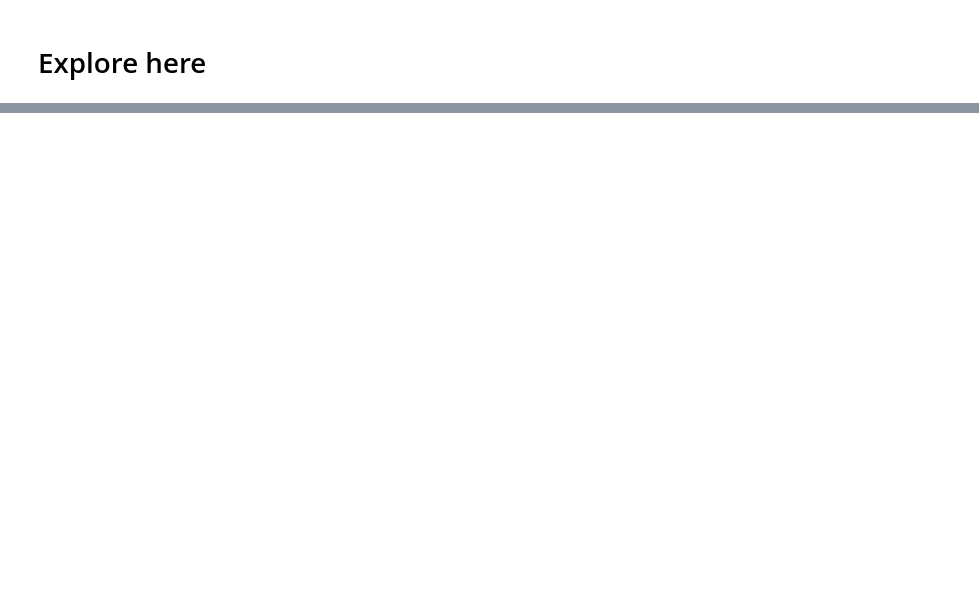
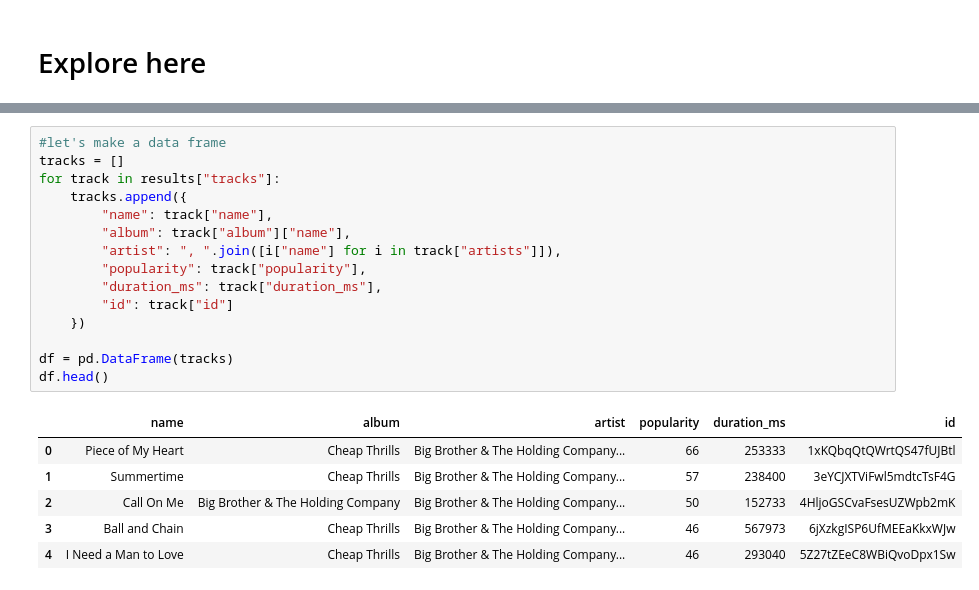
Before and after one commit to 4GeeksAcademy/iagorivadulla-interacting-with-api-python-project-tutorial, a Jupyter notebook: src/explore.ipynb, the cells around one changed output, grey strips where cells are left out. Drawn from its saved outputs; the diff is of its cells as text; blank space fills up the shorter version.

```diff
--- a/src/explore.ipynb
+++ b/src/explore.ipynb
@@ -35,0 +49,22 @@ SpotifyOauthError: error: invalid_client, error_description: Invalid client
+# %%
+#let's make a data frame
+tracks = []
+for track in results["tracks"]:
+    tracks.append({
+        "name": track["name"],
+        "album": track["album"]["name"],
+        "artist": ", ".join([i["name"] for i in track["artists"]]),
+        "popularity": track["popularity"],
+        "duration_ms": track["duration_ms"],
+        "id": track["id"]
+    })
+
+df = pd.DataFrame(tracks)
+df.head()
+# %% [output]
+|  | name | album | artist | popularity | duration_ms | id |
+| 0 | Piece of My Heart | Cheap Thrills | Big Brother & The Holding Company... | 66 | 253333 | 1xKQbqQtQWrtQS47fUJBtl |
+| 1 | Summertime | Cheap Thrills | Big Brother & The Holding Company... | 57 | 238400 | 3eYCJXTViFwl5mdtcTsF4G |
+| 2 | Call On Me | Big Brother & The Holding Company | Big Brother & The Holding Company... | 50 | 152733 | 4HljoGSCvaFsesUZWpb2mK |
+| 3 | Ball and Chain | Cheap Thrills | Big Brother & The Holding Company... | 46 | 567973 | 6jXzkgISP6UfMEEaKkxWJw |
+| 4 | I Need a Man to Love | Cheap Thrills | Big Brother & The Holding Company... | 46 | 293040 | 5Z27tZEeC8WBiQvoDpx1Sw |
```
Also changed, not shown: parts of 6 cells of this notebook, 1 other file.
